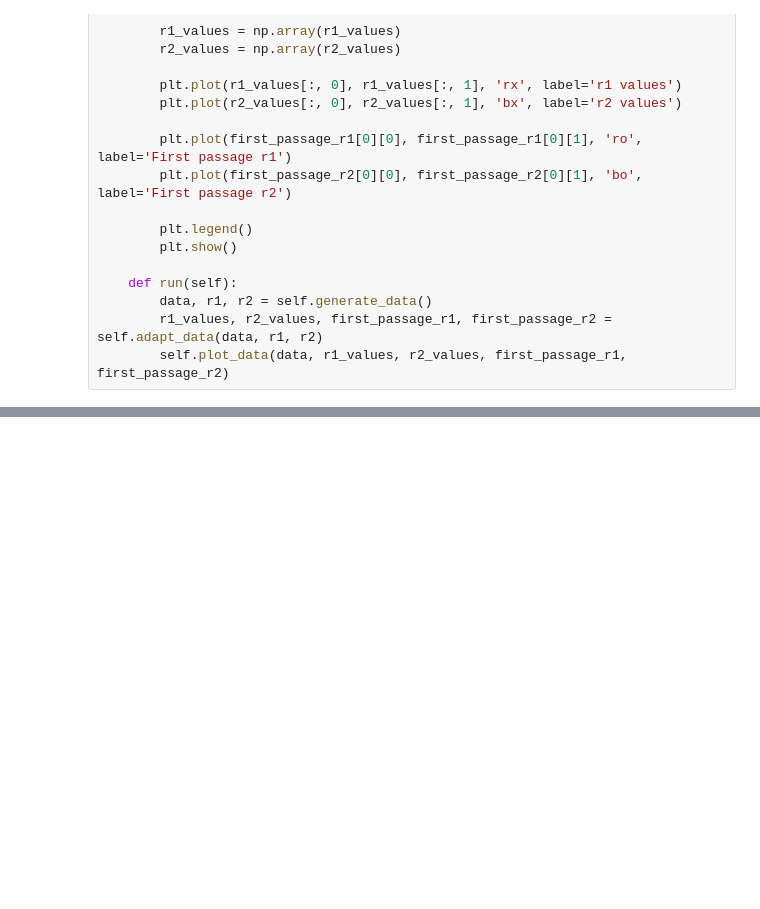
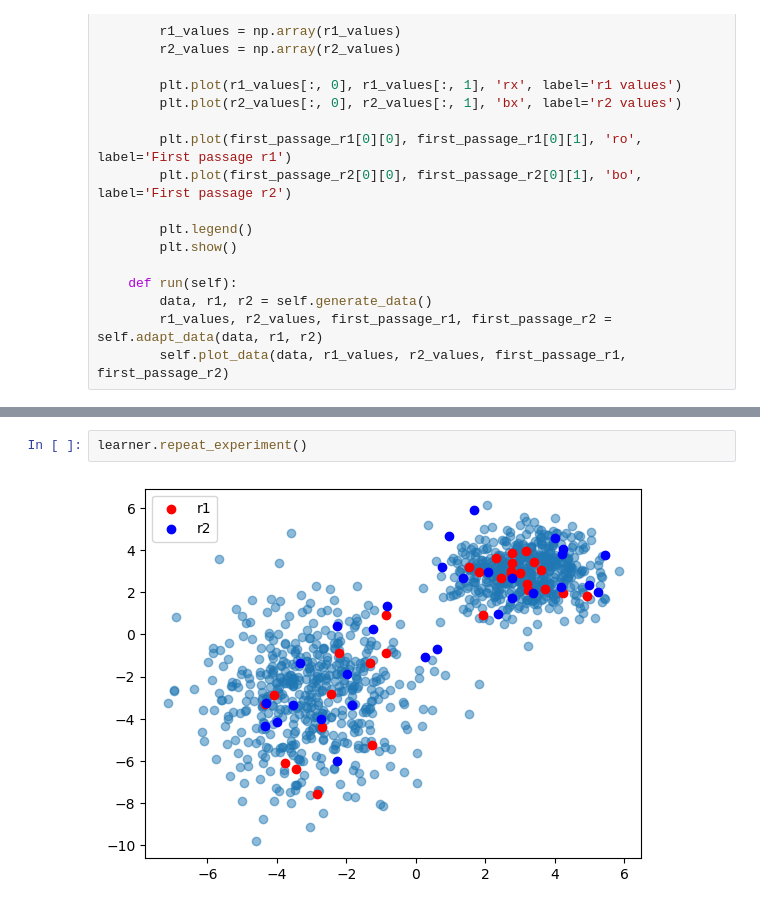
Before and after one commit to Qubi0-0/MachineLearning, a Jupyter notebook: UnsupervisedLearning/UnsupervisedLearning.ipynb, the cells around one changed output, grey strips where cells are left out. Saved outputs shown, nothing was run; the diff lists cells and outputs as text; blank space fills up the shorter version.

```diff
--- a/UnsupervisedLearning/UnsupervisedLearning.ipynb
+++ b/UnsupervisedLearning/UnsupervisedLearning.ipynb
@@ -204,0 +231,4 @@ learner.run()
+# %%
+learner.repeat_experiment()
+# %% [output]
+[figure, added]
```
Also changed, not shown: parts of 3 cells of this notebook.
